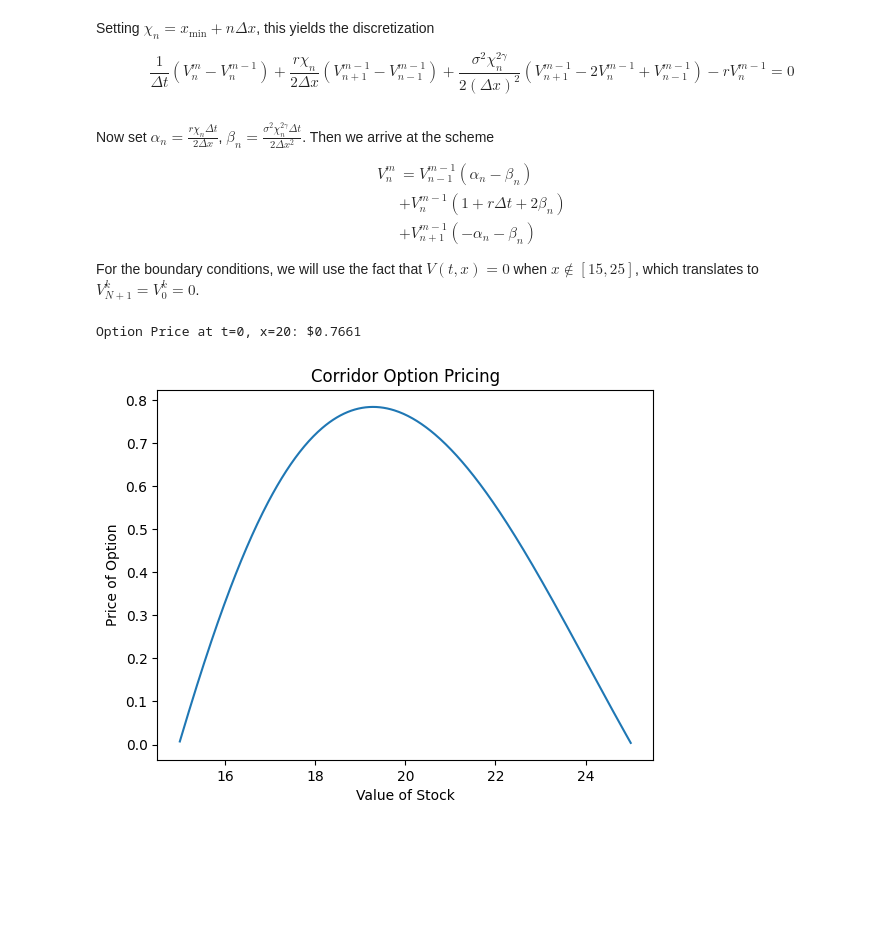
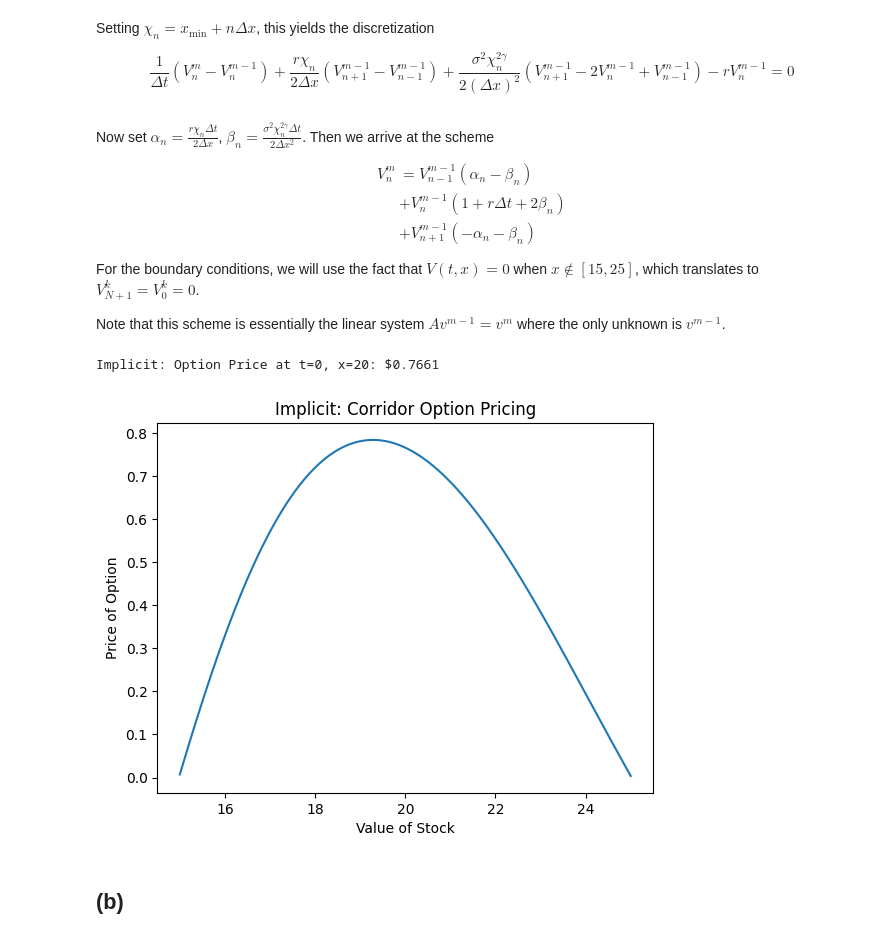
Before and after one commit to DanLeEpicMan/PSTAT-223C, a Jupyter notebook: hw2/hw2.ipynb, the cells around one changed output. Saved outputs shown, nothing was run; the diff lists cells and outputs as text; code cells hidden in the pictures; blank space fills up the shorter version.

```diff
--- a/hw2/hw2.ipynb
+++ b/hw2/hw2.ipynb
@@ -54,6 +55,8 @@ $$
 \end{align*}
 $$
 For the boundary conditions, we will use the fact that $V(t, x) = 0$ when $x \notin [15, 25]$, which translates to $V_{N+1}^{k} = V_{0}^{k} = 0$.
+
+Note that this scheme is essentially the linear system $Av^{m-1} = v^{m}$ where the only unknown is $v^{m-1}$.
 # %%
 def implicit_solver(
         *,
@@ -63,12 +66,16 @@ def implicit_solver(
         gamma: float,
         sigma: float,
         T: float,
-        x_range: tuple[float, float]
+        x_range: tuple[float, float],
+        payoff: np.ndarray | None = None,
+        boundary: Callable[[int], tuple[float, float]] = lambda x: (0, 0)
 ) -> np.ndarray:
         '''
         x_range is interpreted as `[X_min, X_max]`. Necessarily, x0 should be in x_range.
 
         This assumes that `T / dt` and `(X_max - X_min) / dx` are integers.
+
+        Payoff is an optional parameter. If not given, then the payoff will be assumed to be 1.
         '''
         # initialize grid and initial conditions
         x_min, x_max = x_range
@@ -76,7 +83,7 @@ def implicit_solver(
         N = int((x_max - x_min) / dx) + 1
 
         grid = np.empty((N, M))
-        grid[:, -1] = np.ones(N)
+        grid[:, -1] = payoff if payoff is not None else np.ones(N)
 
         # find the matrix A s.t. Av^{m-1} = v^m
         # instead of constructing A explicitly,
@@ -100,8 +107,10 @@ def implicit_solver(
         A_scipy = np.vstack((upper_diagonal, diagonal, lower_diagonal))
 
         # run the scheme
+        b = np.zeros(N)
         for i in range(M - 1, 0, -1): # M - 1, ..., 1
-                grid[:, i-1] = sp.linalg.solve_banded((1, 1), A_scipy, grid[:, i])
+                b[0], b[-1] = boundary(i)
+                grid[:, i-1] = sp.linalg.solve_banded((1, 1), A_scipy, grid[:, i] + b)
 
         return grid
 # %%
@@ -117,14 +126,16 @@ implicit_solution = implicit_solver(
 # %%
 # graph the solution
 # 20 = 15 + k 0.02 so k = 5 / 0.02 = 250
-print(f'Option Price at t=0, x=20: ${implicit_solution[250, 0]:.4f}')
+print(f'Implicit: Option Price at t=0, x=20: ${implicit_solution[250, 0]:.4f}')
 
 ax = sns.lineplot(x=np.linspace(15, 25, 501), y=implicit_solution[:, 0])
 ax.set_xlabel('Value of Stock')
 ax.set_ylabel('Price of Option')
-ax.set_title('Corridor Option Pricing')
+ax.set_title('Implicit: Corridor Option Pricing')
 
 plt.show()
 # %% [output]
-Option Price at t=0, x=20: $0.7661
+Implicit: Option Price at t=0, x=20: $0.7661
-[figure, old version]
+[figure, new version]
+# %% [markdown]
+## (b)
```
Also changed, not shown: parts of 19 cells of this notebook, 1 other file.
